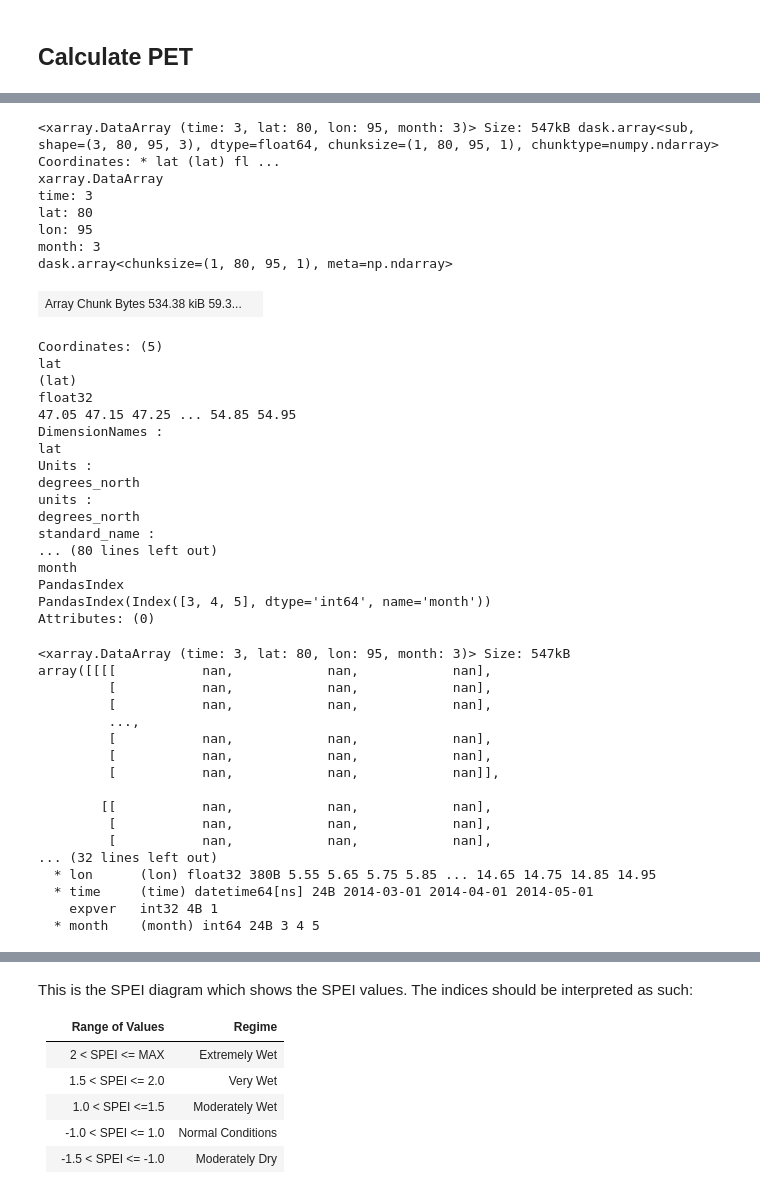
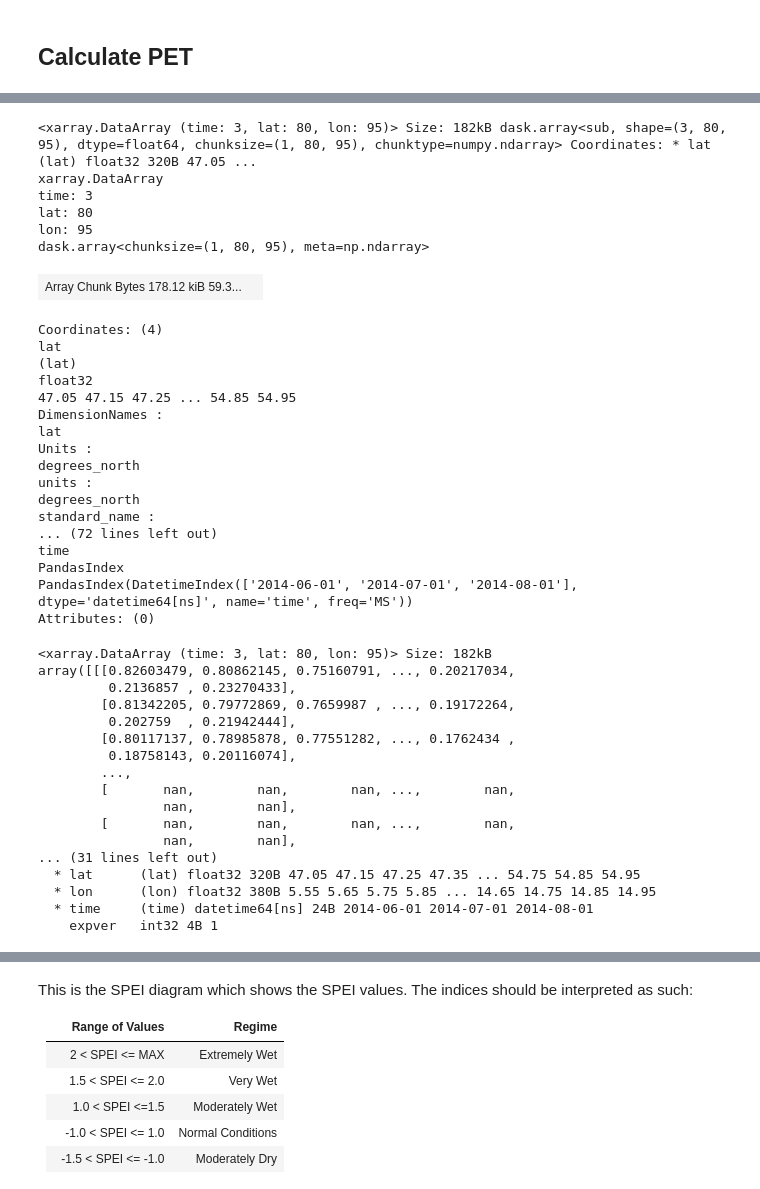
Before and after one commit to JustinTrvz/drought-detector, a Jupyter notebook: methods/method1/spei_calc_multi_months.ipynb, the cells around one changed output, grey strips where cells are left out. Cells and saved outputs as stored; diff of their text form; code cells hidden in the pictures.

```diff
--- a/methods/method1/spei_calc_multi_months.ipynb
+++ b/methods/method1/spei_calc_multi_months.ipynb
@@ -17,7 +17,7 @@ Loading a netCDF file which contains the averaged monthly temperature and anothe
 # Open the netCDF files
 day = 1
 time_scale = 3
-date_target = datetime(2014, 5, day)
+date_target = datetime(2014, 8, day)
 date_begin = date_target - relativedelta(months=time_scale-1)
 date_end = date_target
 save = False
@@ -27,10 +27,10 @@ print(date_end)
 
 # Precipitation
 prec_file_paths = generate_imerg_filenames(
-    date_begin, date_end, "/media/jtrvz/1tb/drought_data/precipitation/nasa_gpm/Global/monthly/netcdf/avg/")
+    date_begin, date_end, f"{EXT_STORAGE_DIR}/drought_data/precipitation/nasa_gpm/Global/monthly/netcdf/avg/")
 # Temperature
 temp_file_paths = generate_t2m_filenames(
-    date_begin, date_end, "/media/jtrvz/1tb/drought_data/temperature/era5/Global/monthly/netcdf/avg/")
+    date_begin - relativedelta(years=1), date_end, f"{EXT_STORAGE_DIR}/drought_data/temperature/era5/Global/monthly/netcdf/avg/")
 
 print(prec_file_paths)
 print(temp_file_paths)
@@ -252,7 +267,7 @@ Climate Data Operators version 2.0.4 (https://mpimet.mpg.de/cdo)
 # %% [markdown]
 ## Calculate PET
 # %%
-pet_germany = pet_germany = calc_pet_thornthwaite(temp_germany, time_scale)
+pet_germany, temp_germany = calc_pet_thornthwaite(temp_germany, temp_germany.sel(time=slice(date_begin-relativedelta(years=1), date_begin)))
 if save:
     save_as_nc(pet_germany, f"output/pet_germany_multi_{dt_str}.nc")
 # %%
@@ -286,3 +300,3 @@ PandasIndex(Index([3, 4, 5], dtype='int64', name='month'))
 Attributes: (0)
 # %%
-pet_germany, prec_germany = preprocess_pet(pet_germany, prec_germany)
+pet_germany = preprocess_pet(pet_germany, prec_germany)
@@ -311,18 +303,17 @@ Coordinates:
 # %%
-difference = calc_difference(prec_germany, pet_germany, time_scale)
+difference = calc_difference(prec_germany, pet_germany)
 if save:
     save_as_nc(difference, f"output/diff_germany_multi_{dt_str}.nc")
 difference
 # %% [output]
-<xarray.DataArray (time: 3, lat: 80, lon: 95, month: 3)> Size: 547kB dask.array<sub, shape=(3, 80, 95, 3), dtype=float64, chunksize=(1, 80, 95, 1), chunktype=numpy.ndarray> Coordinates: * lat (lat) fl ...
+<xarray.DataArray (time: 3, lat: 80, lon: 95)> Size: 182kB dask.array<sub, shape=(3, 80, 95), dtype=float64, chunksize=(1, 80, 95), chunktype=numpy.ndarray> Coordinates: * lat (lat) float32 320B 47.05 ...
 xarray.DataArray
 time: 3
 lat: 80
 lon: 95
-month: 3
-dask.array<chunksize=(1, 80, 95, 1), meta=np.ndarray>
+dask.array<chunksize=(1, 80, 95), meta=np.ndarray>
-| Array Chunk Bytes 534.38 kiB 59.3... |  |
+| Array Chunk Bytes 178.12 kiB 59.3... |  |
-Coordinates: (5)
+Coordinates: (4)
 lat
 (lat)
 float32
@@ -334,30 +325,30 @@ degrees_north
 units :
 degrees_north
 standard_name :
-... (80 lines left out)
-month
+... (72 lines left out)
+time
 PandasIndex
-PandasIndex(Index([3, 4, 5], dtype='int64', name='month'))
+PandasIndex(DatetimeIndex(['2014-06-01', '2014-07-01', '2014-08-01'], dtype='datetime64[ns]', name='time', freq='MS'))
 Attributes: (0)
 # %%
 cdf_vals = calc_cdf_values(difference)
 cdf_vals
 # %% [output]
-<xarray.DataArray (time: 3, lat: 80, lon: 95, month: 3)> Size: 547kB
-array([[[[           nan,            nan,            nan],
-         [           nan,            nan,            nan],
-         [           nan,            nan,            nan],
-         ...,
-         [           nan,            nan,            nan],
-         [           nan,            nan,            nan],
-         [           nan,            nan,            nan]],
-
-        [[           nan,            nan,            nan],
-         [           nan,            nan,            nan],
-         [           nan,            nan,            nan],
-... (32 lines left out)
+<xarray.DataArray (time: 3, lat: 80, lon: 95)> Size: 182kB
+array([[[0.82603479, 0.80862145, 0.75160791, ..., 0.20217034,
+         0.2136857 , 0.23270433],
+        [0.81342205, 0.79772869, 0.7659987 , ..., 0.19172264,
+         0.202759  , 0.21942444],
+        [0.80117137, 0.78985878, 0.77551282, ..., 0.1762434 ,
+         0.18758143, 0.20116074],
+        ...,
+        [       nan,        nan,        nan, ...,        nan,
+                nan,        nan],
+        [       nan,        nan,        nan, ...,        nan,
+                nan,        nan],
+... (31 lines left out)
+  * lat      (lat) float32 320B 47.05 47.15 47.25 47.35 ... 54.75 54.85 54.95
   * lon      (lon) float32 380B 5.55 5.65 5.75 5.85 ... 14.65 14.75 14.85 14.95
-  * time     (time) datetime64[ns] 24B 2014-03-01 2014-04-01 2014-05-01
+  * time     (time) datetime64[ns] 24B 2014-06-01 2014-07-01 2014-08-01
     expver   int32 4B 1
-  * month    (month) int64 24B 3 4 5
 # %%
```
Also changed, not shown: parts of 14 cells of this notebook, 2 other files.
